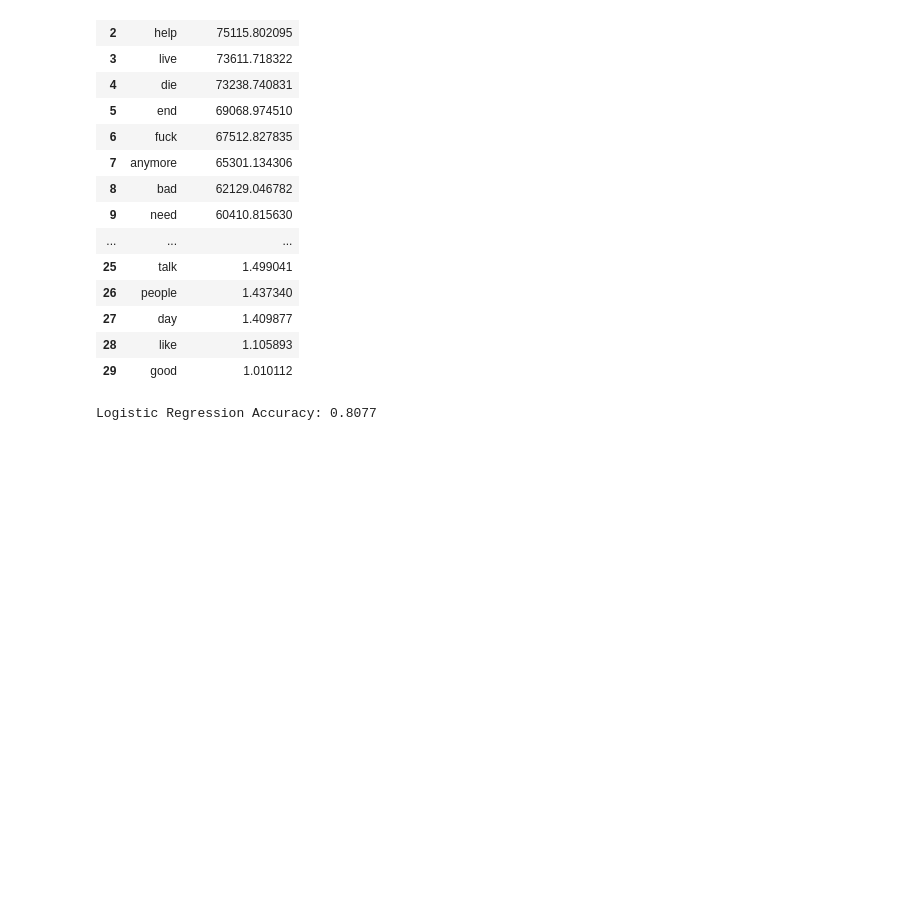
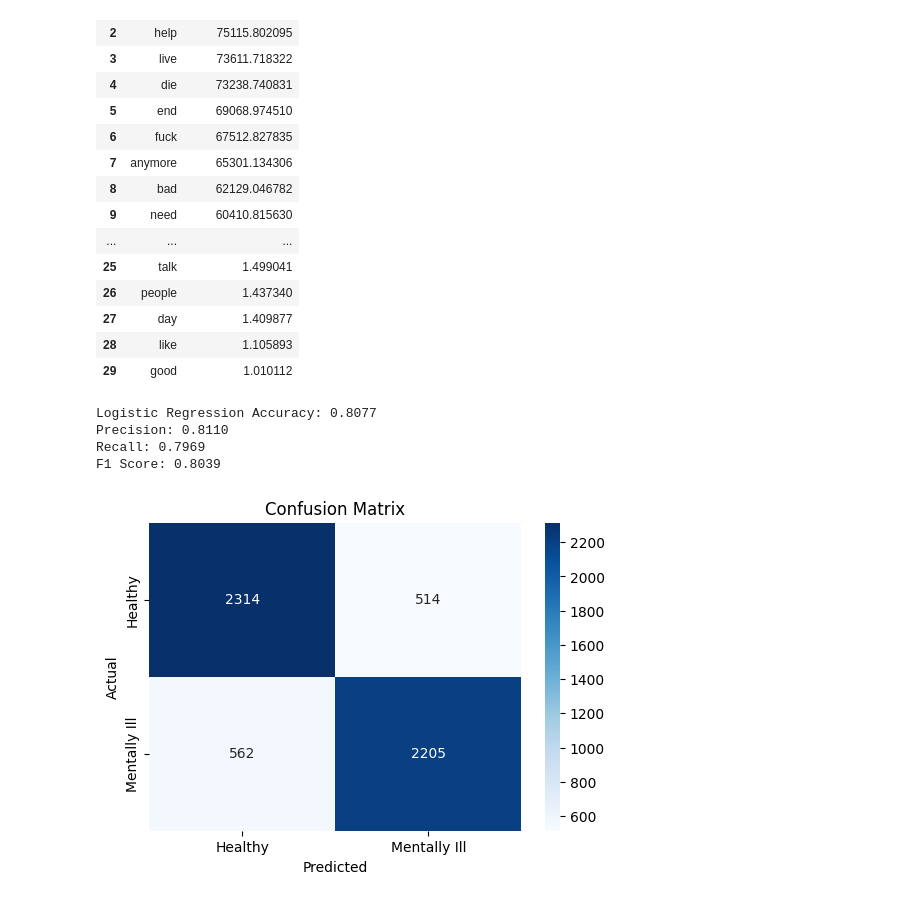
Before and after one commit to MatiasBorrellH/NLP_HW2, a Jupyter notebook: 3. Implementation.ipynb, the cells around one changed output. Drawn from its saved outputs; the diff is of its cells as text; code cells hidden in the pictures; blank space fills up the shorter version.

```diff
--- a/3. Implementation.ipynb
+++ b/3. Implementation.ipynb
@@ -104,7 +125,7 @@ for word in dictionary_1:
     word_weights[word] = freq_1 / (freq_0 + 1e-6)  # Avoid division by zero
 
 # Sort words by importance (higher values = more relevant to mentally ill class)
-filtered_words = sorted(word_weights.items(), key=lambda x: x[1], reverse=True)[:100]  # Keep top 100 words
+filtered_words = sorted(word_weights.items(), key=lambda x: x[1], reverse=True)[:30]  # Keep top 30 words
 
 # Save filtered dictionary
 with open("data/dictionaries/filtered_dictionary.txt", "w") as f:
@@ -137,22 +158,41 @@ Filtered dictionary generated.
 # %%
 from sklearn.feature_extraction.text import TfidfVectorizer
 from sklearn.linear_model import LogisticRegression
-from sklearn.metrics import accuracy_score
+from sklearn.metrics import accuracy_score, classification_report, confusion_matrix, roc_curve, auc, precision_score, recall_score, f1_score
 
 # Convert train and test text into TF-IDF features using only filtered words
 vectorizer = TfidfVectorizer(vocabulary=[word for word, _ in filtered_words])
 X_train = vectorizer.fit_transform(train_df["text"])
 X_test = vectorizer.transform(test_df["text"])
 
 # Train a logistic regression model
 model = LogisticRegression(random_state=42)
 model.fit(X_train, train_df["label"])
 
 # Make predictions
 y_pred = model.predict(X_test)
 
 # Evaluate performance
 accuracy = accuracy_score(test_df["label"], y_pred)
+precision = precision_score(test_df["label"], y_pred)
+recall = recall_score(test_df["label"], y_pred)
+f1 = f1_score(test_df["label"], y_pred)
 print(f"Logistic Regression Accuracy: {accuracy:.4f}")
+print(f"Precision: {precision:.4f}")
+print(f"Recall: {recall:.4f}")
+print(f"F1 Score: {f1:.4f}")
+
+# Confusion matrix
+cm = confusion_matrix(test_df["label"], y_pred)
+plt.figure(figsize=(6, 4))
+sns.heatmap(cm, annot=True, fmt="d", cmap="Blues", xticklabels=["Healthy", "Mentally Ill"], yticklabels=["Healthy", "Mentally Ill"])
+plt.title("Confusion Matrix")
+plt.xlabel("Predicted")
+plt.ylabel("Actual")
+plt.show()
 # %% [output]
 Logistic Regression Accuracy: 0.8077
+Precision: 0.8110
+Recall: 0.7969
+F1 Score: 0.8039
+[figure, added]
```
Also changed, not shown: parts of 9 cells of this notebook, 4 other files.
